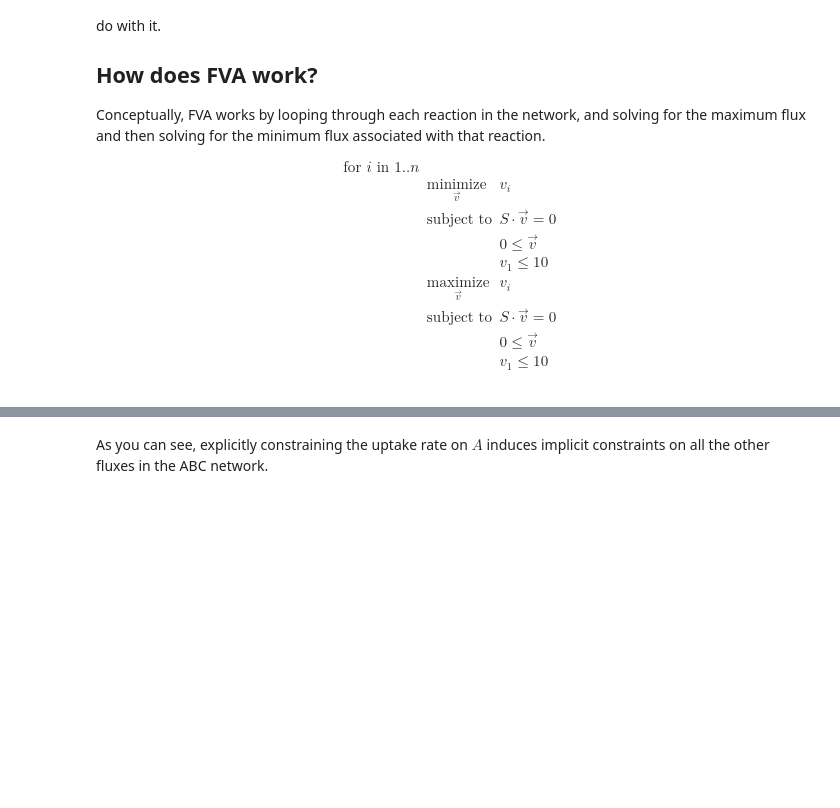
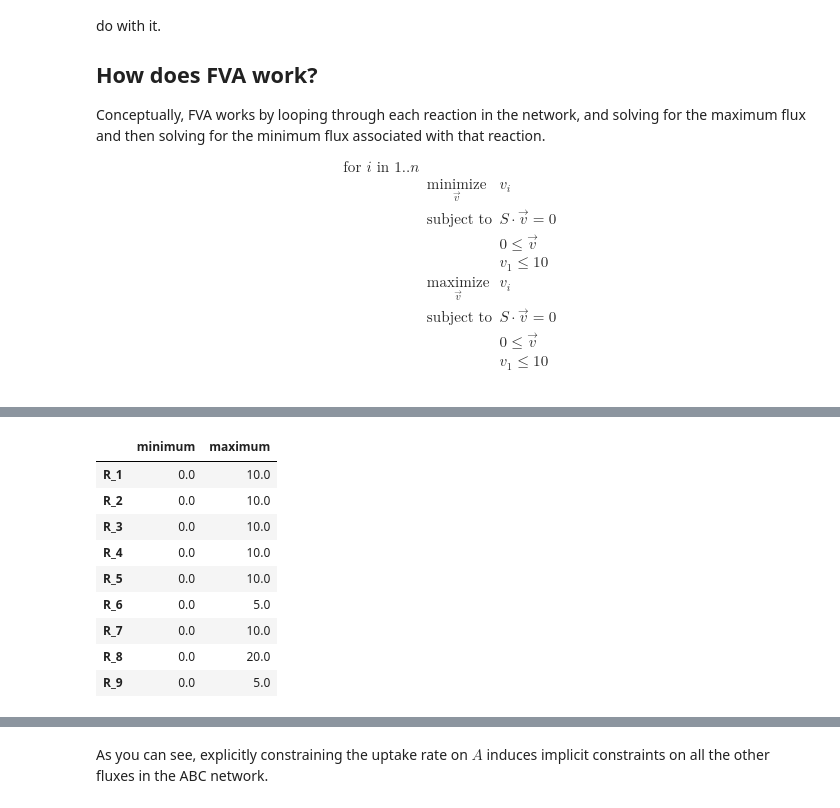
Before and after one commit to AgileBioFoundry/2021-07-16-cell-factory-design, a Jupyter notebook: 05-Analyzing-metabolic-models.ipynb, the cells around one changed output, grey strips where cells are left out. Saved outputs shown, nothing was run; the diff lists cells and outputs as text; code cells hidden in the pictures; blank space fills up the shorter version.

```diff
--- a/05-Analyzing-metabolic-models.ipynb
+++ b/05-Analyzing-metabolic-models.ipynb
@@ -45,12 +45,23 @@ Why do I say an estimate?  Because the implicit bounds may actually be tighter t
 As you can see, when there are only two fluxes, FVA forms the tightest rectangle around the actual solution, which is a polygon. FVA forms a parallelopiped around the actual solution, which is a polyhedra in 3 dimensions, and in general, FVA forms a hyperrectangle around the polytope in $n$ dimensions. The work required to find an exact solution, unfortunately, grows exponentially in the number of reactions, but for genome-scale models, FVA is usually good enough.
 # %%
 import escher
-
-abc_model =  load_json_model('ABC/ABC_model.json')
+import cobra
+abc_model =  cobra.io.load_json_model('ABC/ABC_model.json')
 abc_model.reactions.R_1.upper_bound=10
 abc_fva = fva(abc_model)
 display(abc_fva)
 escher.Builder(map_json='ABC/abc_map.json',
                model=abc_model,
                reaction_data=abc_fva['maximum'].to_dict(),
               ).display_in_notebook()
+# %% [output]
+|  | minimum | maximum |
+| R_1 | 0.0 | 10.0 |
+| R_2 | 0.0 | 10.0 |
+| R_3 | 0.0 | 10.0 |
+| R_4 | 0.0 | 10.0 |
+| R_5 | 0.0 | 10.0 |
+| R_6 | 0.0 | 5.0 |
+| R_7 | 0.0 | 10.0 |
+| R_8 | 0.0 | 20.0 |
+| R_9 | 0.0 | 5.0 |
```
Also changed, not shown: parts of 16 cells of this notebook, 1 other file.
